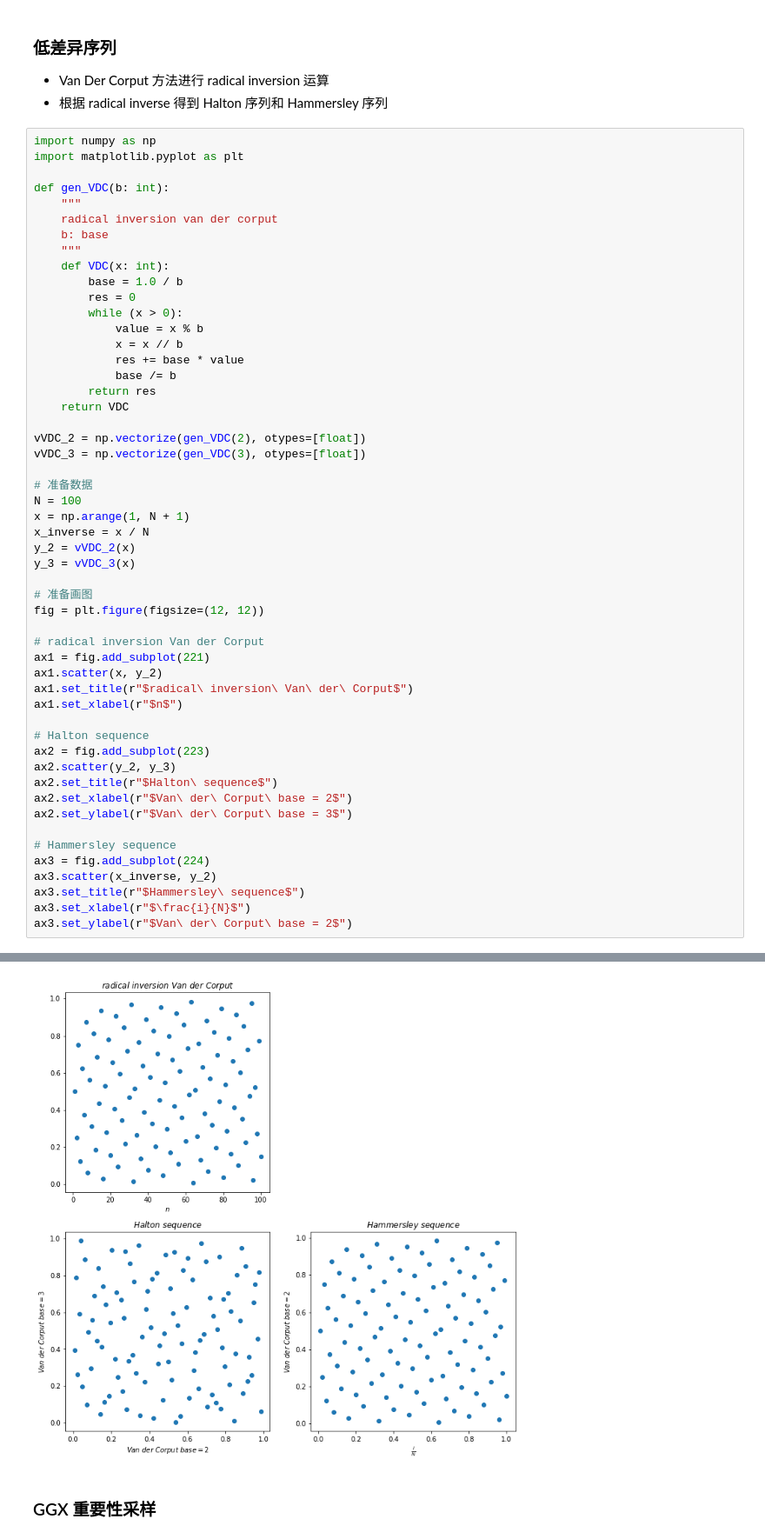
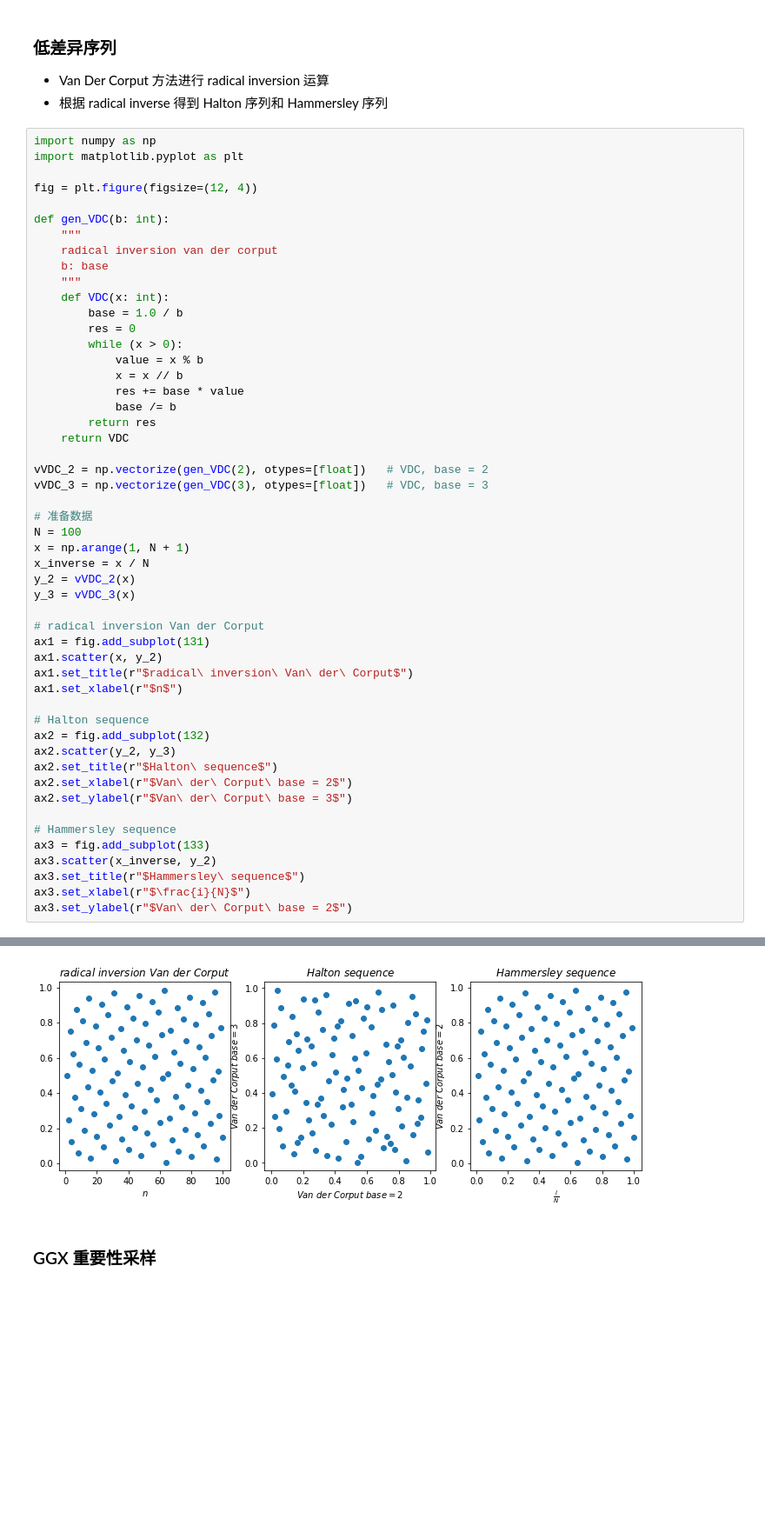
Before and after one commit to acccoco/jupyter, a Jupyter notebook: cg/importance-sample.ipynb, the cells around one changed output, grey strips where cells are left out. Shown: that part at 87% size. Saved outputs shown, nothing was run; the diff lists cells and outputs as text; blank space fills up the shorter version.

```diff
--- a/cg/importance-sample.ipynb
+++ b/cg/importance-sample.ipynb
@@ -5,6 +5,8 @@
 # %%
 import numpy as np
 import matplotlib.pyplot as plt
+
+fig = plt.figure(figsize=(12, 4))
 
 def gen_VDC(b: int):
     """
@@ -21,42 +23,39 @@ def gen_VDC(b: int):
             base /= b
         return res
     return VDC
 
-vVDC_2 = np.vectorize(gen_VDC(2), otypes=[float])
-vVDC_3 = np.vectorize(gen_VDC(3), otypes=[float])
+vVDC_2 = np.vectorize(gen_VDC(2), otypes=[float])   # VDC, base = 2
+vVDC_3 = np.vectorize(gen_VDC(3), otypes=[float])   # VDC, base = 3
 
 # 准备数据
 N = 100
 x = np.arange(1, N + 1)
 x_inverse = x / N
 y_2 = vVDC_2(x)
 y_3 = vVDC_3(x)
 
-# 准备画图
-fig = plt.figure(figsize=(12, 12))
-
 # radical inversion Van der Corput
-ax1 = fig.add_subplot(221)
+ax1 = fig.add_subplot(131)
 ax1.scatter(x, y_2)
 ax1.set_title(r"$radical\ inversion\ Van\ der\ Corput$")
 ax1.set_xlabel(r"$n$")
 
 # Halton sequence
-ax2 = fig.add_subplot(223)
+ax2 = fig.add_subplot(132)
 ax2.scatter(y_2, y_3)
 ax2.set_title(r"$Halton\ sequence$")
 ax2.set_xlabel(r"$Van\ der\ Corput\ base = 2$")
 ax2.set_ylabel(r"$Van\ der\ Corput\ base = 3$")
 
 # Hammersley sequence
-ax3 = fig.add_subplot(224)
+ax3 = fig.add_subplot(133)
 ax3.scatter(x_inverse, y_2)
 ax3.set_title(r"$Hammersley\ sequence$")
 ax3.set_xlabel(r"$\frac{i}{N}$")
 ax3.set_ylabel(r"$Van\ der\ Corput\ base = 2$")
 # %% [output]
 Text(0, 0.5, '$Van\\ der\\ Corput\\ base = 2$')
-[figure, old version]
+[figure, new version]
 # %% [markdown]
 ### GGX 重要性采样
 # %%
```
Also changed, not shown: 9 other files.
